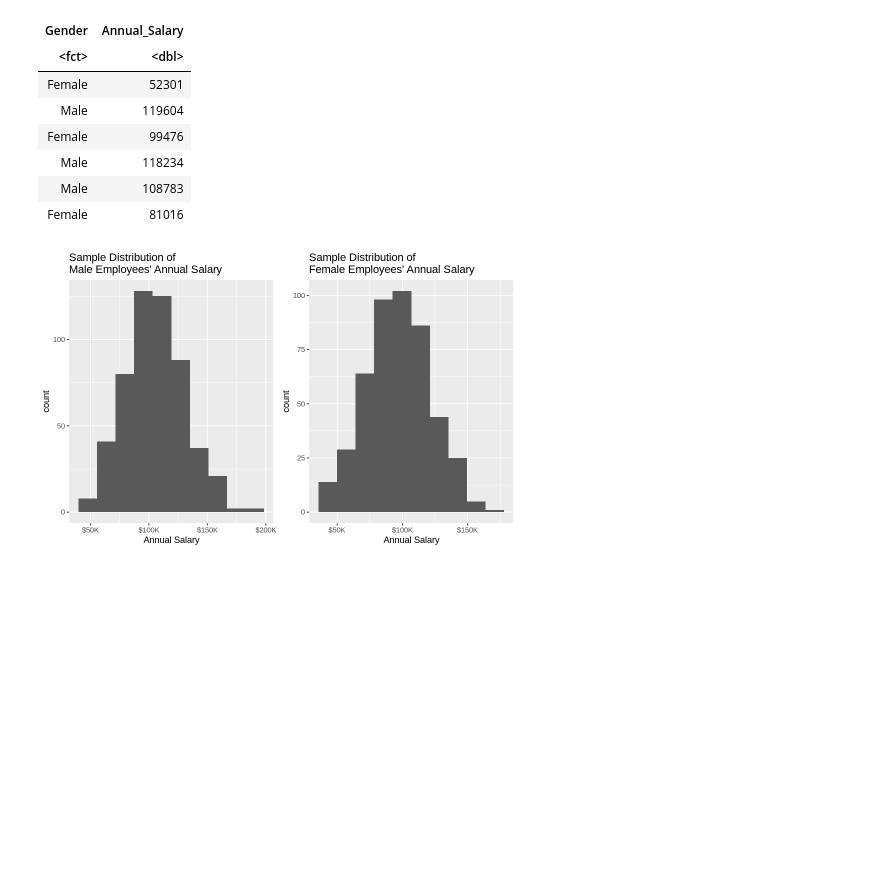
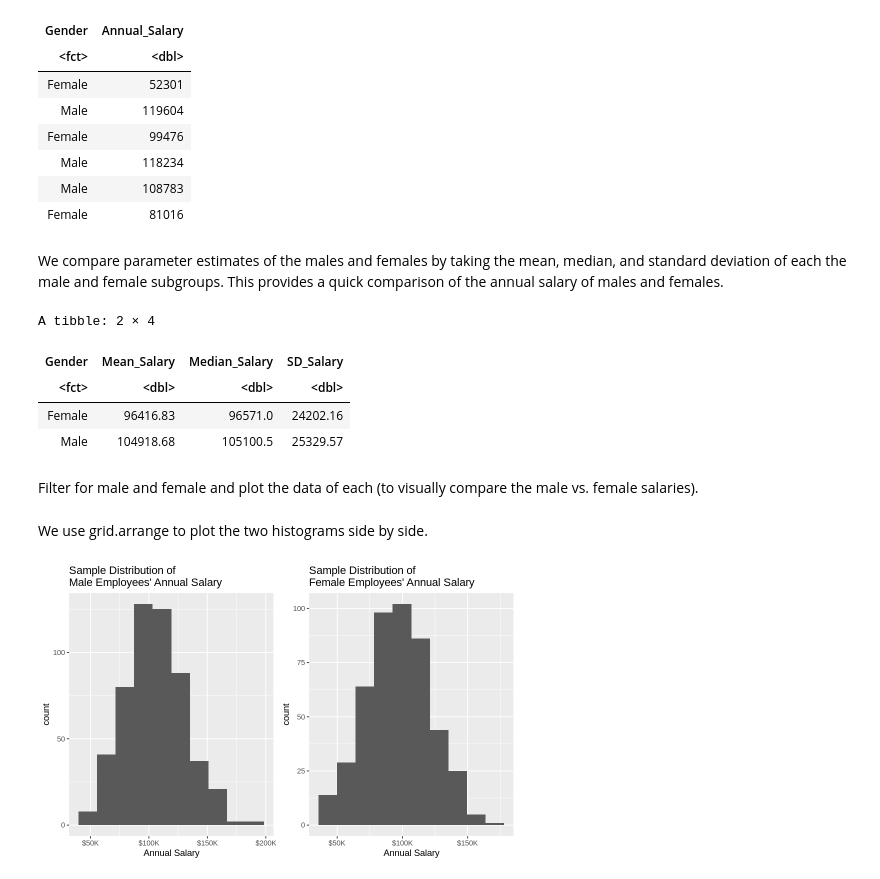
Before and after one commit to karlie-tr/STAT201-GroupProject, a Jupyter notebook: Proposal.ipynb, the cells around one changed output. Cells and saved outputs as stored; diff of their text form; code cells hidden in the pictures; blank space fills up the shorter version.

Commit message:
Added titles and prelim data analysis.

```diff
--- a/Proposal.ipynb
+++ b/Proposal.ipynb
@@ -73,6 +73,24 @@ A tibble: 6 × 2
 | Male | 118234 |
 | Male | 108783 |
 | Female | 81016 |
+# %% [markdown]
+We compare parameter estimates of the males and females by taking the mean, median, and standard deviation of each the male and female subgroups. This provides a quick comparison of the annual salary of males and females.
+# %%
+salary_data_summary <- salary_data |>
+    group_by(Gender) |>
+    summarize(Mean_Salary = mean(Annual_Salary),
+              Median_Salary = median(Annual_Salary),
+             SD_Salary = sd(Annual_Salary))
+
+salary_data_summary
+# %% [output]
+A tibble: 2 × 4
+| Gender | Mean_Salary | Median_Salary | SD_Salary |
+| <fct> | <dbl> | <dbl> | <dbl> |
+| Female | 96416.83 | 96571.0 | 24202.16 |
+| Male | 104918.68 | 105100.5 | 25329.57 |
+# %% [markdown]
+Filter for male and female and plot the data of each (to visually compare the male vs. female salaries).
 # %%
 # plot histogram of annual salary
 male_salary_distribution_plot <- salary_data %>%
@@ -90,6 +108,8 @@ female_salary_distribution_plot <- salary_data %>%
                                     scale_x_continuous(labels = scales::dollar_format(scale = .001, suffix = "K")) +
                                     labs(x = "Annual Salary") +
                                     ggtitle("Sample Distribution of \nFemale Employees' Annual Salary")
+# %% [markdown]
+We use grid.arrange to plot the two histograms side by side.
 # %%
 # Sample distribution of Salary
 options(repr.plot.width = 8, repr.plot.height = 5)
```
Also changed, not shown: parts of 11 cells of this notebook.
